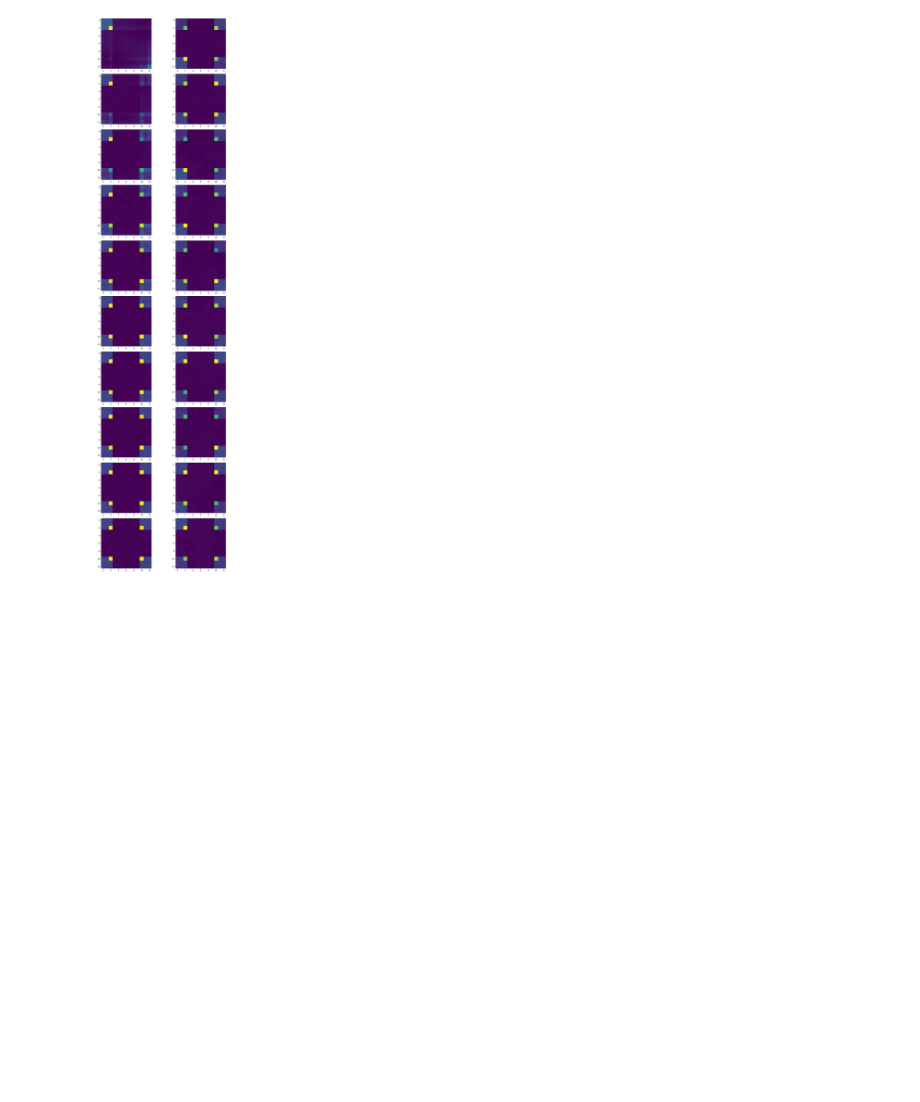
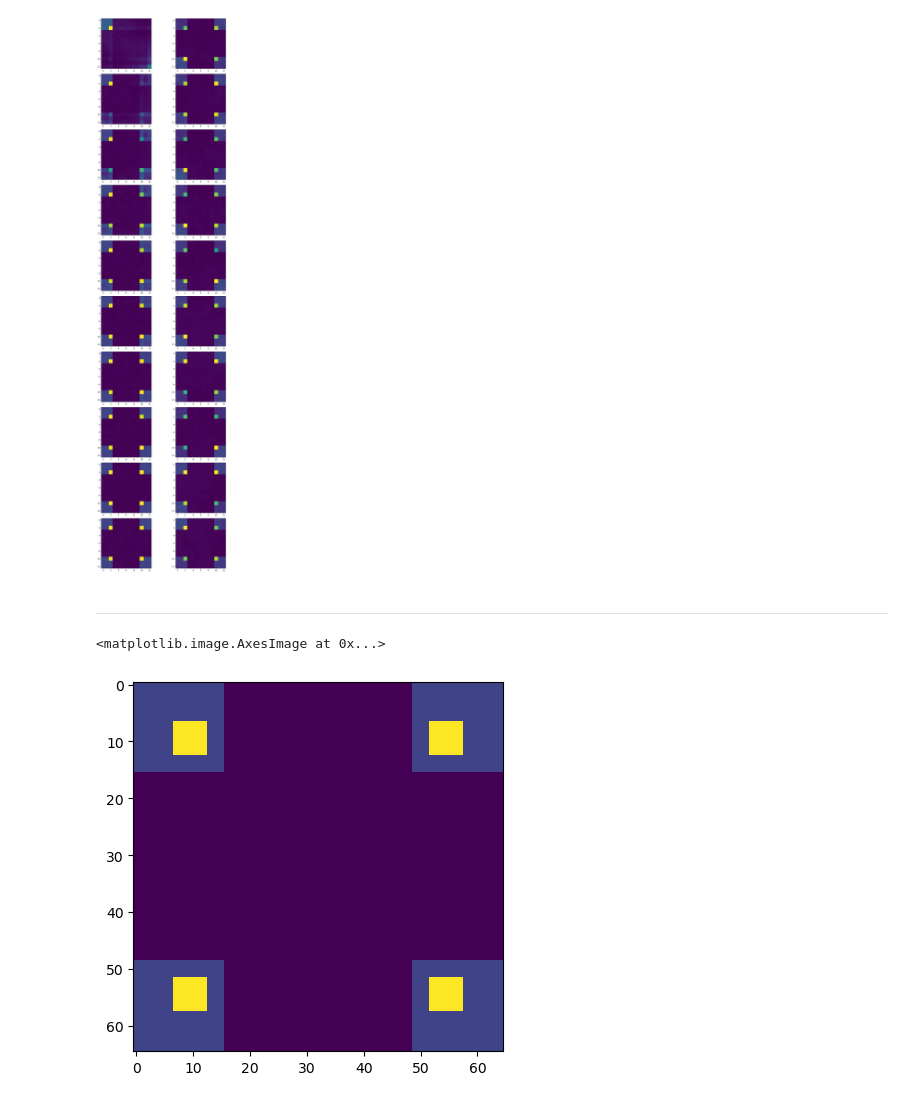
Before and after one commit to JosephRRB/torchgfn_spinfoams, a Jupyter notebook: notebooks/Analyze MCMC and GFN data.ipynb, the cells around one changed output. Drawn from its saved outputs; the diff is of its cells as text; code cells hidden in the pictures; blank space fills up the shorter version.

Commit message:
bigger grid

```diff
--- a/notebooks/Analyze MCMC and GFN data.ipynb
+++ b/notebooks/Analyze MCMC and GFN data.ipynb
@@ -140,3 +140,24 @@ for i, (gfn, mcmc) in enumerate(zip(gfn_distributions, mcmc_distributions)):
 plt.tight_layout()
 # %% [output]
 [figure]
+# %% [markdown]
+----------------
+# %%
+gridLength = 65
+dimensions = 2
+env_name = f"GFN Paper Grid Peaks/grid_length={gridLength}, grid_dim={dimensions}"
+evaluate_after_n_states = int(1e5)
+
+gfn_data = load_gfn_data(f"{ROOT_DIR}/data/GFN/{env_name}/*")
+mcmc_data = load_mcmc_data(f"{ROOT_DIR}/data/MCMC/{env_name}/draws_*.csv")
+
+gfn_paper_rewards = grid_rewards_2d(gridLength)
+expected_distribution = gfn_paper_rewards / np.sum(gfn_paper_rewards)
+
+gfn_distributions, gfn_l1_mean_errors = get_l1_distribution_error(gfn_data, gridLength, expected_distribution)
+mcmc_distributions, mcmc_l1_mean_errors = get_l1_distribution_error(mcmc_data, gridLength, expected_distribution)
+
+plt.imshow(gfn_paper_rewards)
+# %% [output]
+<matplotlib.image.AxesImage at 0x...>
+[figure, added]
```
Also changed, not shown: parts of 2 cells of this notebook.
